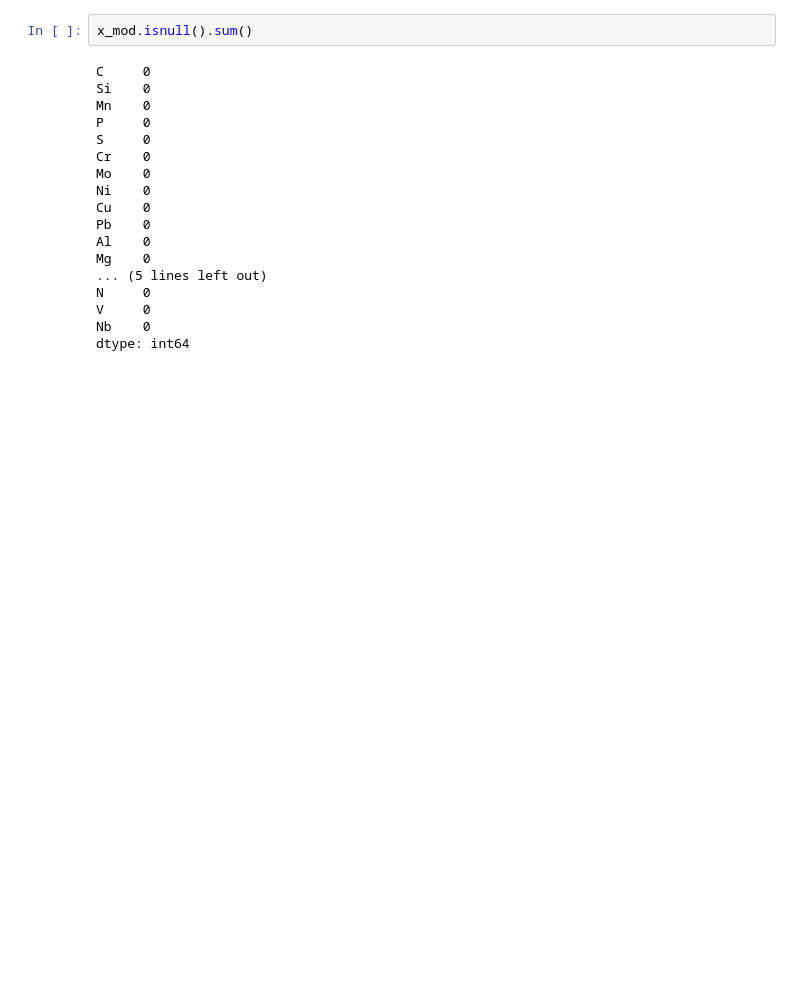
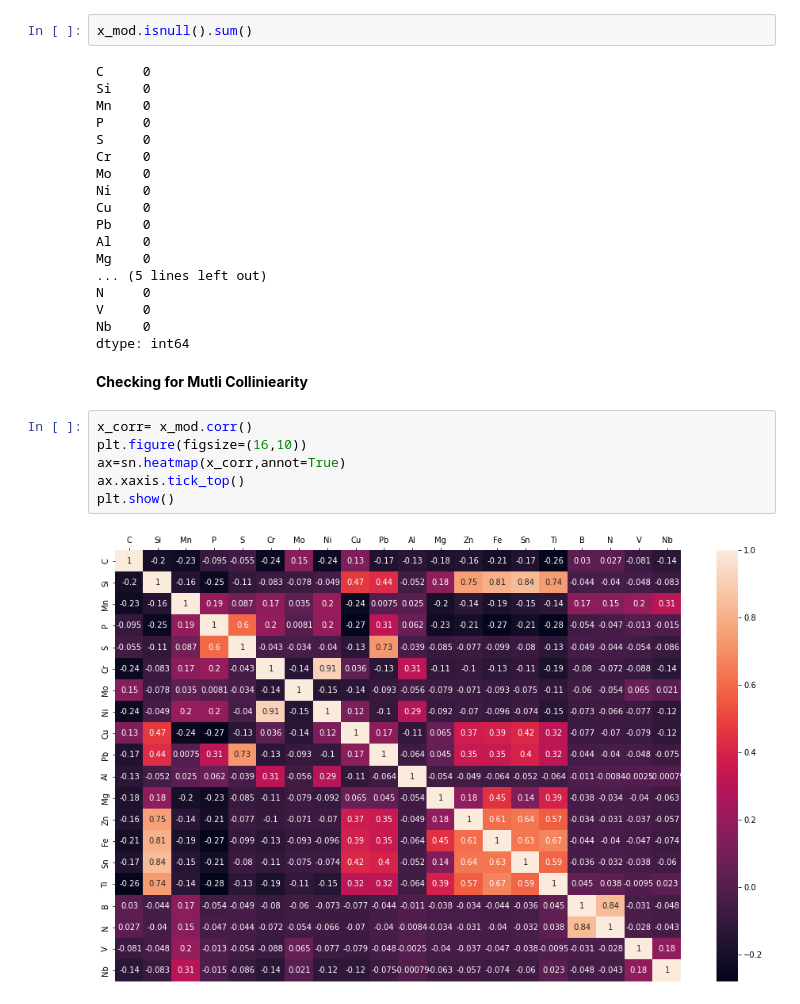
Before and after one commit to adityachepuri/AI_projects, a Jupyter notebook: machine_learning/steel_grade_prediction/steel_grade_eda.ipynb, the cells around one changed output. Drawn from its saved outputs; the diff is of its cells as text; blank space fills up the shorter version.

```diff
--- a/machine_learning/steel_grade_prediction/steel_grade_eda.ipynb
+++ b/machine_learning/steel_grade_prediction/steel_grade_eda.ipynb
@@ -305,3 +306,13 @@ N     0
 V     0
 Nb    0
 dtype: int64
+# %% [markdown]
+**Checking for Mutli Colliniearity**
+# %%
+x_corr= x_mod.corr()
+plt.figure(figsize=(16,10))
+ax=sn.heatmap(x_corr,annot=True)
+ax.xaxis.tick_top()
+plt.show()
+# %% [output]
+[figure, added]
```
Also changed, not shown: parts of 5 cells of this notebook.
